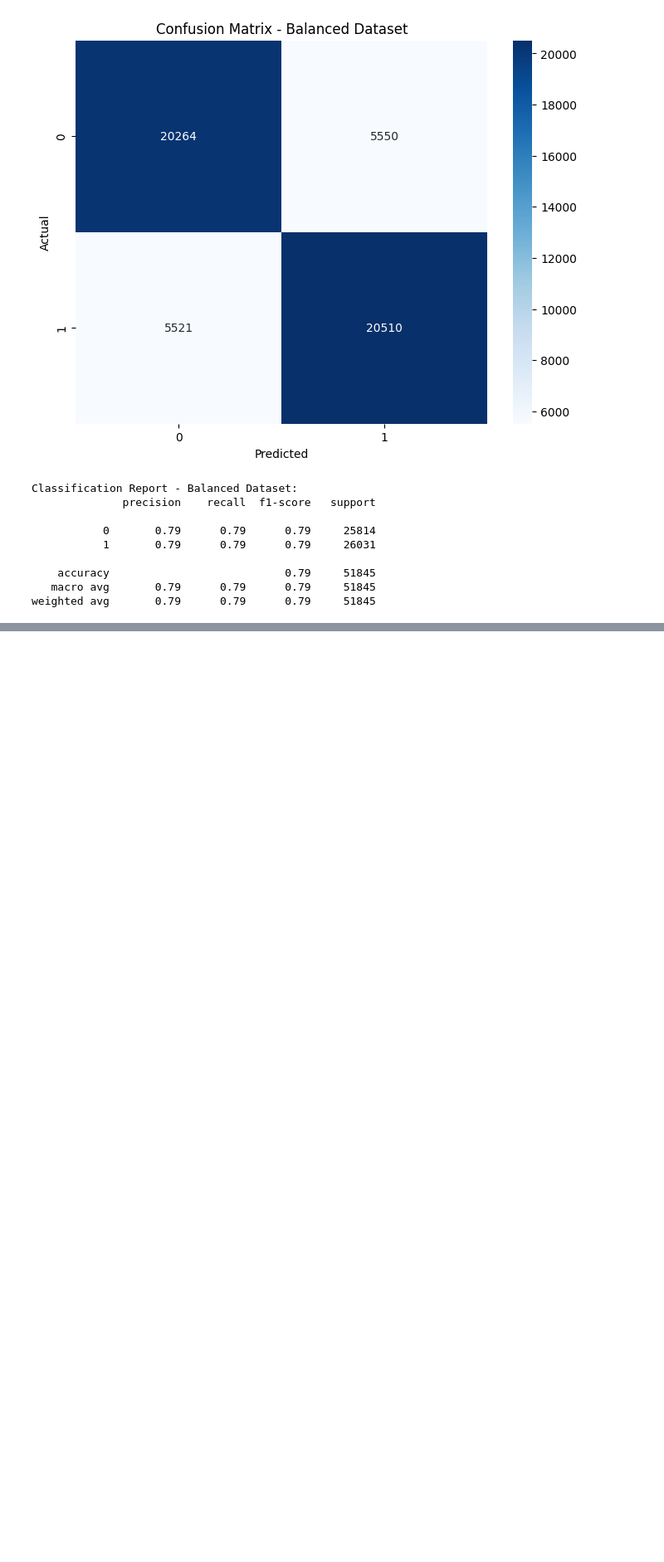
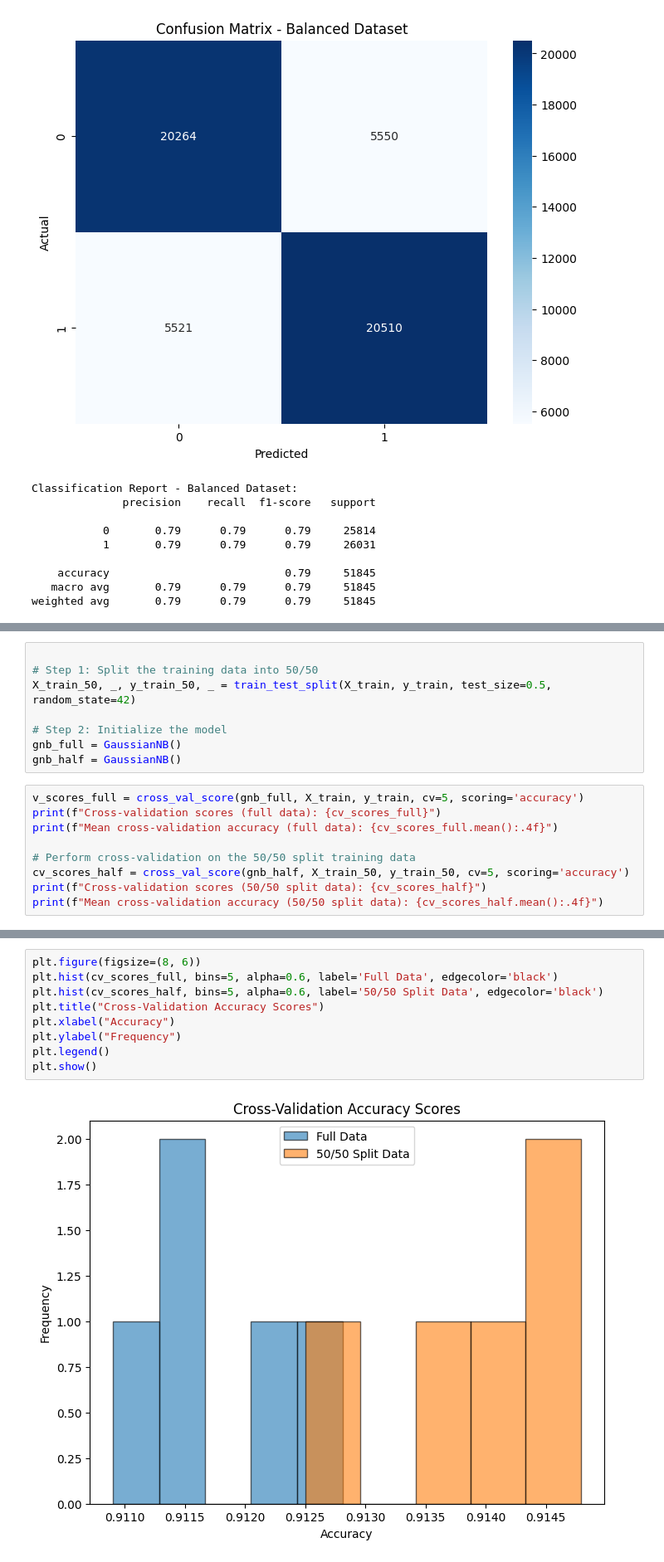
Before and after one commit to melhamdani/-Stamp-Prices, a Jupyter notebook: Project_1_To_Do_List.ipynb, the cells around one changed output, grey strips where cells are left out. Shown: that part at 83% size. Saved outputs shown, nothing was run; the diff lists cells and outputs as text; blank space fills up the shorter version.

```diff
--- a/Project_1_To_Do_List.ipynb
+++ b/Project_1_To_Do_List.ipynb
@@ -638,0 +629,17 @@ weighted avg       0.79      0.79      0.79     51845
+# %%
+
+# Step 1: Split the training data into 50/50
+X_train_50, _, y_train_50, _ = train_test_split(X_train, y_train, test_size=0.5, random_state=42)
+
+# Step 2: Initialize the model
+gnb_full = GaussianNB()
+gnb_half = GaussianNB()
+# %%
+v_scores_full = cross_val_score(gnb_full, X_train, y_train, cv=5, scoring='accuracy')
+print(f"Cross-validation scores (full data): {cv_scores_full}")
+print(f"Mean cross-validation accuracy (full data): {cv_scores_full.mean():.4f}")
+
+# Perform cross-validation on the 50/50 split training data
+cv_scores_half = cross_val_score(gnb_half, X_train_50, y_train_50, cv=5, scoring='accuracy')
+print(f"Cross-validation scores (50/50 split data): {cv_scores_half}")
+print(f"Mean cross-validation accuracy (50/50 split data): {cv_scores_half.mean():.4f}")
@@ -638,0 +696,11 @@ weighted avg       0.79      0.79      0.79     51845
+# %%
+plt.figure(figsize=(8, 6))
+plt.hist(cv_scores_full, bins=5, alpha=0.6, label='Full Data', edgecolor='black')
+plt.hist(cv_scores_half, bins=5, alpha=0.6, label='50/50 Split Data', edgecolor='black')
+plt.title("Cross-Validation Accuracy Scores")
+plt.xlabel("Accuracy")
+plt.ylabel("Frequency")
+plt.legend()
+plt.show()
+# %% [output]
+[figure, added]
```
Also changed, not shown: parts of 25 cells of this notebook.
